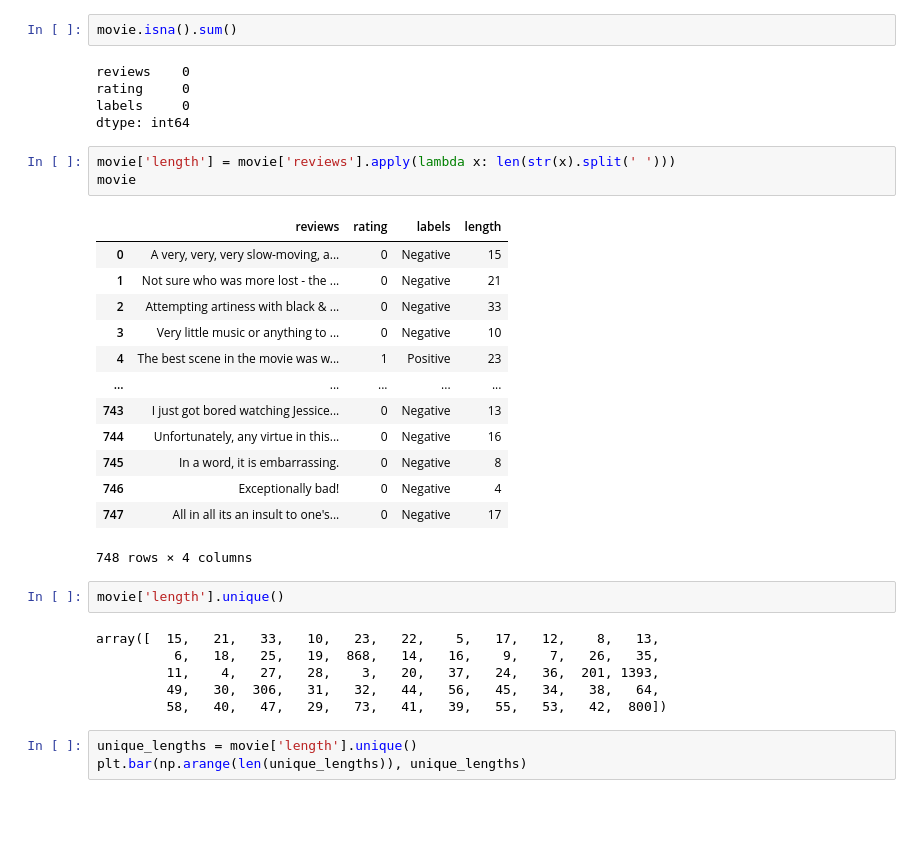
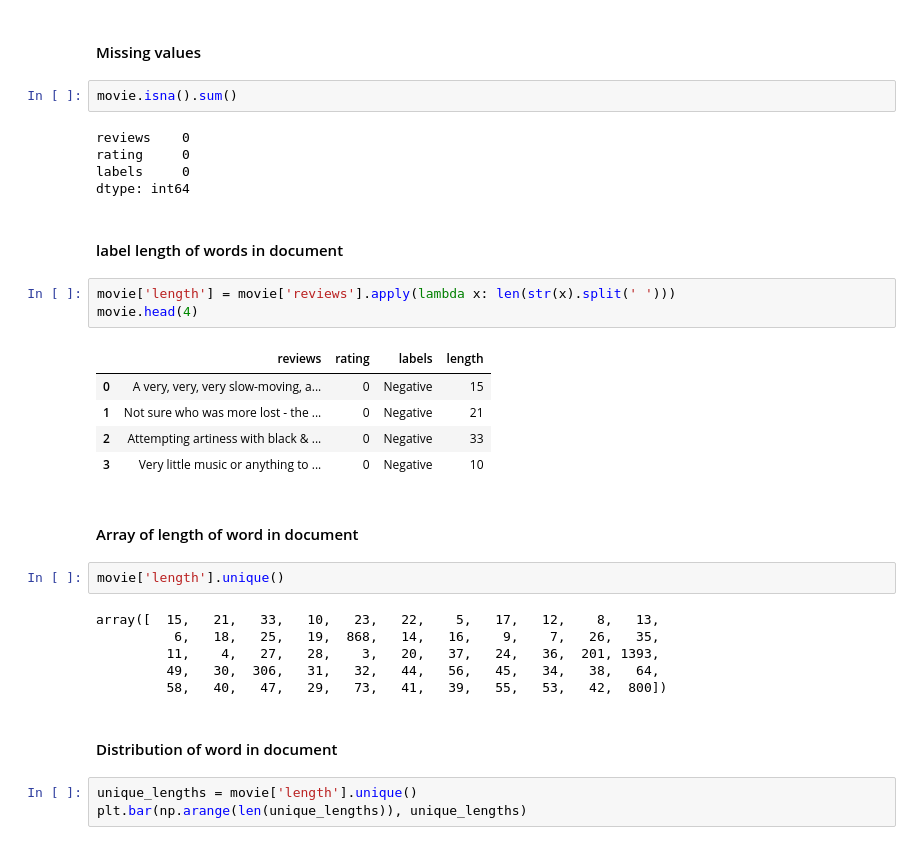
Before and after one commit to cisco00/Sentimental-Analysis-on-threat, a Jupyter notebook: ComplementNB.ipynb, the cells around one changed output. Cells and saved outputs as stored; diff of their text form; blank space fills up the shorter version.

```diff
--- a/ComplementNB.ipynb
+++ b/ComplementNB.ipynb
@@ -49,3 +69,5 @@ movie
+# %% [markdown]
+#### Missing values
 # %%
 movie.isna().sum()
 # %% [output]
@@ -53,23 +75,19 @@ reviews    0
 rating     0
 labels     0
 dtype: int64
+# %% [markdown]
+#### label length of words in document
 # %%
 movie['length'] = movie['reviews'].apply(lambda x: len(str(x).split(' ')))
-movie
+movie.head(4)
 # %% [output]
 |  | reviews | rating | labels | length |
 | 0 | A very, very, very slow-moving, a... | 0 | Negative | 15 |
 | 1 | Not sure who was more lost - the ... | 0 | Negative | 21 |
 | 2 | Attempting artiness with black & ... | 0 | Negative | 33 |
 | 3 | Very little music or anything to ... | 0 | Negative | 10 |
-| 4 | The best scene in the movie was w... | 1 | Positive | 23 |
-| ... | ... | ... | ... | ... |
-| 743 | I just got bored watching Jessice... | 0 | Negative | 13 |
-| 744 | Unfortunately, any virtue in this... | 0 | Negative | 16 |
-| 745 | In a word, it is embarrassing. | 0 | Negative | 8 |
-| 746 | Exceptionally bad! | 0 | Negative | 4 |
-| 747 | All in all its an insult to one's... | 0 | Negative | 17 |
-748 rows × 4 columns
+# %% [markdown]
+#### Array of length of word in document
 # %%
 movie['length'].unique()
 # %% [output]
@@ -78,6 +96,8 @@ array([  15,   21,   33,   10,   23,   22,    5,   17,   12,    8,   13,
          11,    4,   27,   28,    3,   20,   37,   24,   36,  201, 1393,
          49,   30,  306,   31,   32,   44,   56,   45,   34,   38,   64,
          58,   40,   47,   29,   73,   41,   39,   55,   53,   42,  800])
+# %% [markdown]
+#### Distribution of word in document
 # %%
 unique_lengths = movie['length'].unique()
 plt.bar(np.arange(len(unique_lengths)), unique_lengths)
```
Also changed, not shown: parts of 27 cells of this notebook, 6 other files.
